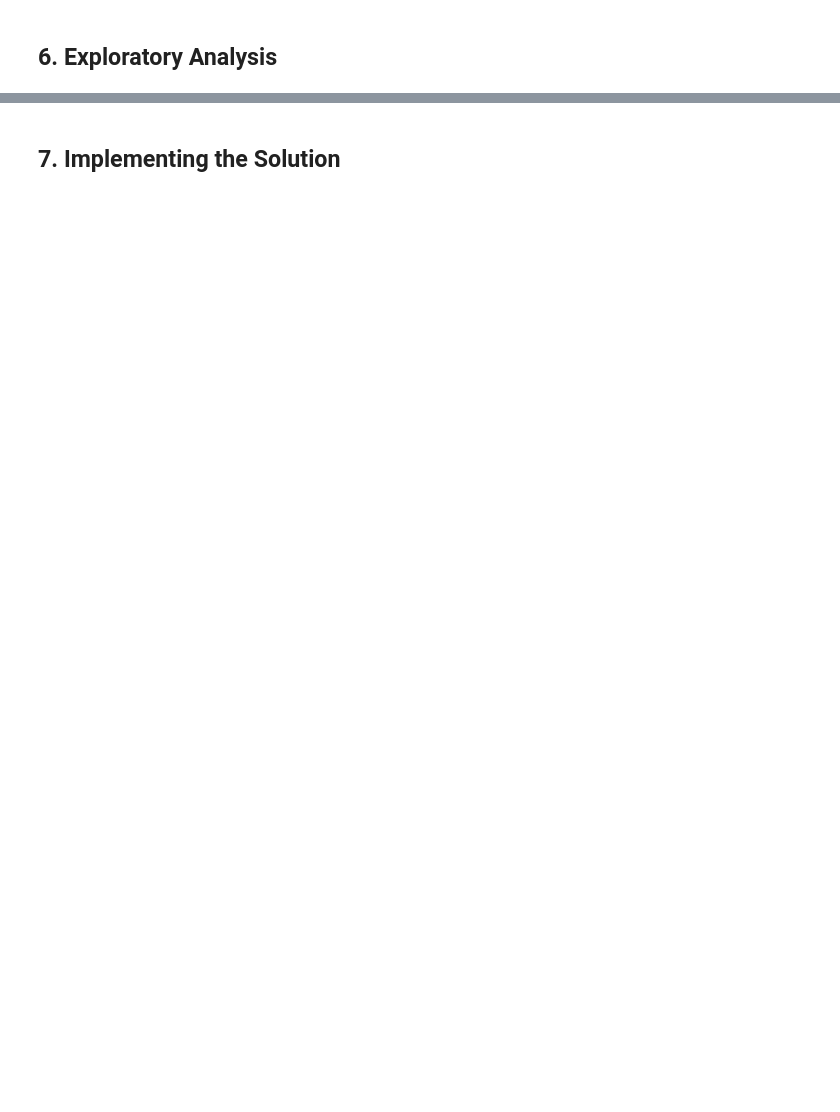
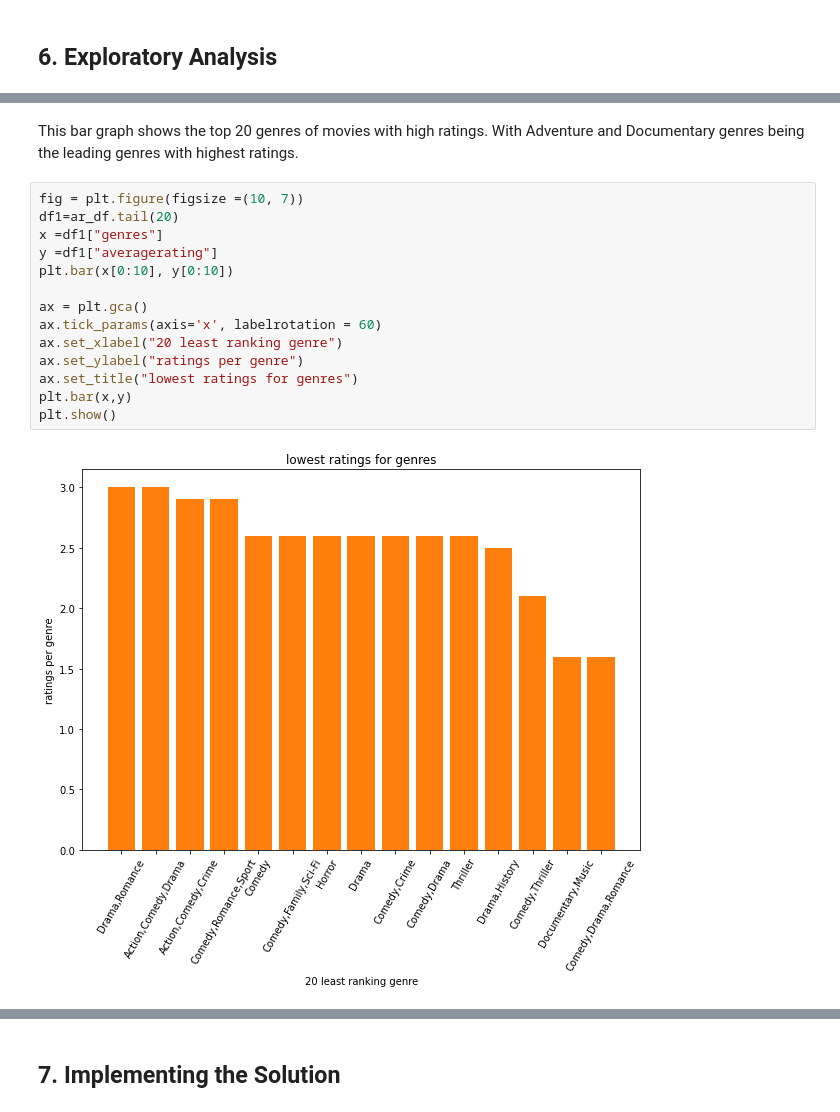
Before and after one commit to judy-sonnie/project-cempletion, a Jupyter notebook: Phase 1 project.ipynb, the cells around one changed output, grey strips where cells are left out. Cells and saved outputs as stored; diff of their text form; blank space fills up the shorter version.

```diff
--- a/Phase 1 project.ipynb
+++ b/Phase 1 project.ipynb
@@ -75,0 +523,18 @@ Making sure your data matches something outside of the dataset is very important
+# %% [markdown]
+This bar graph shows the top 20 genres of movies with high ratings. With Adventure and Documentary genres being the leading genres with highest ratings.
+# %%
+fig = plt.figure(figsize =(10, 7))
+df1=ar_df.tail(20)
+x =df1["genres"]
+y =df1["averagerating"]
+plt.bar(x[0:10], y[0:10])
+
+ax = plt.gca()
+ax.tick_params(axis='x', labelrotation = 60)
+ax.set_xlabel("20 least ranking genre")
+ax.set_ylabel("ratings per genre")
+ax.set_title("lowest ratings for genres")
+plt.bar(x,y)
+plt.show()
+# %% [output]
+[figure, added]
```
Also changed, not shown: parts of 75 cells of this notebook.
